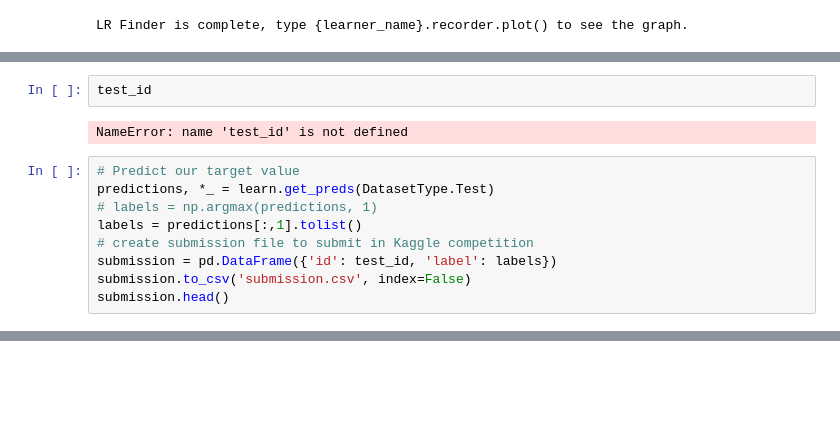
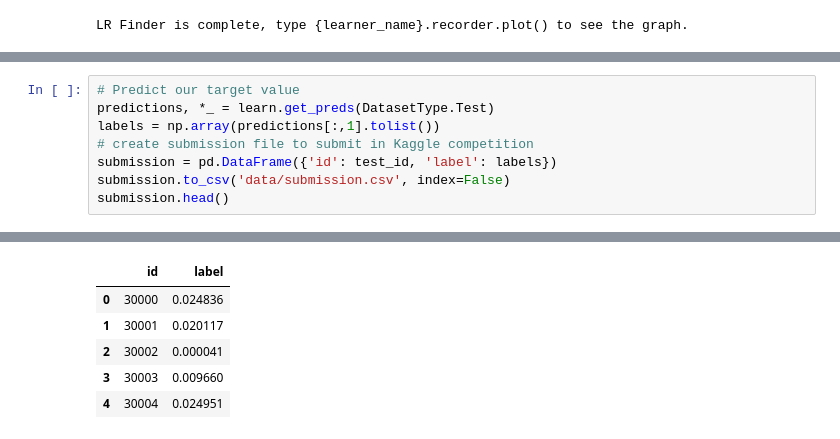
Before and after one commit to quangvu0702/credit, a Jupyter notebook: 04_fast_ai_v1.ipynb, the cells around one changed output, grey strips where cells are left out. Drawn from its saved outputs; the diff is of its cells as text; blank space fills up the shorter version.

```diff
--- a/04_fast_ai_v1.ipynb
+++ b/04_fast_ai_v1.ipynb
@@ -95,13 +125,9 @@ gini_score(y_valid, y_score)
-# %%
-test_id
-# %% [output]
-NameError: name 'test_id' is not defined
 # %%
 # Predict our target value
 predictions, *_ = learn.get_preds(DatasetType.Test)
-# labels = np.argmax(predictions, 1)
-labels = predictions[:,1].tolist()
+labels = np.array(predictions[:,1].tolist())
 # create submission file to submit in Kaggle competition
 submission = pd.DataFrame({'id': test_id, 'label': labels})
-submission.to_csv('submission.csv', index=False)
+submission.to_csv('data/submission.csv', index=False)
 submission.head()
+# %% [output]
@@ -107,0 +135,6 @@ submission.head()
+|  | id | label |
+| 0 | 30000 | 0.024836 |
+| 1 | 30001 | 0.020117 |
+| 2 | 30002 | 0.000041 |
+| 3 | 30003 | 0.009660 |
+| 4 | 30004 | 0.024951 |
```
Also changed, not shown: parts of 11 cells of this notebook.
